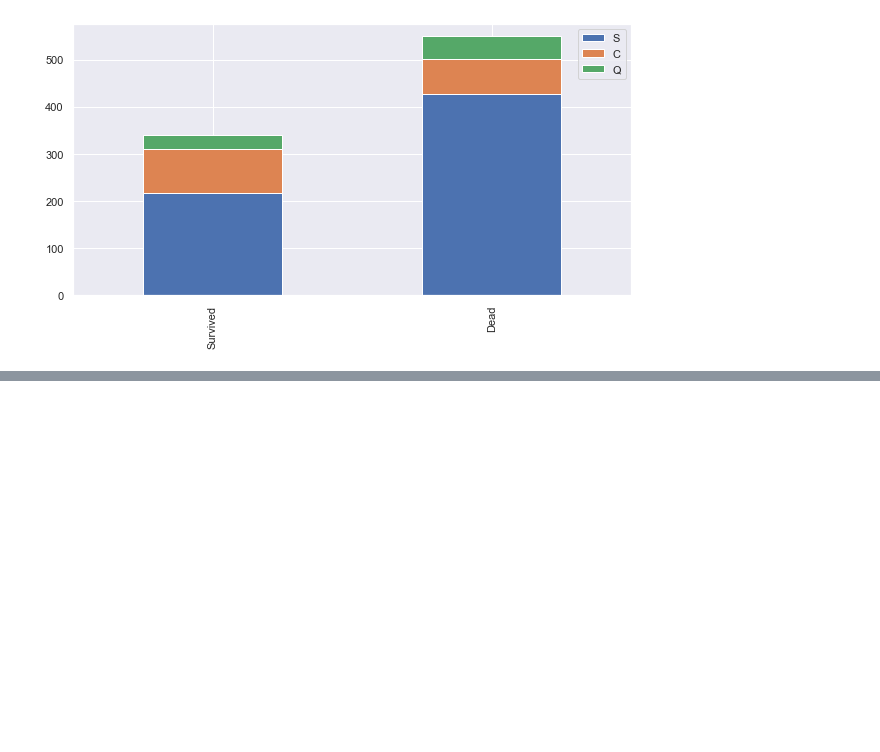
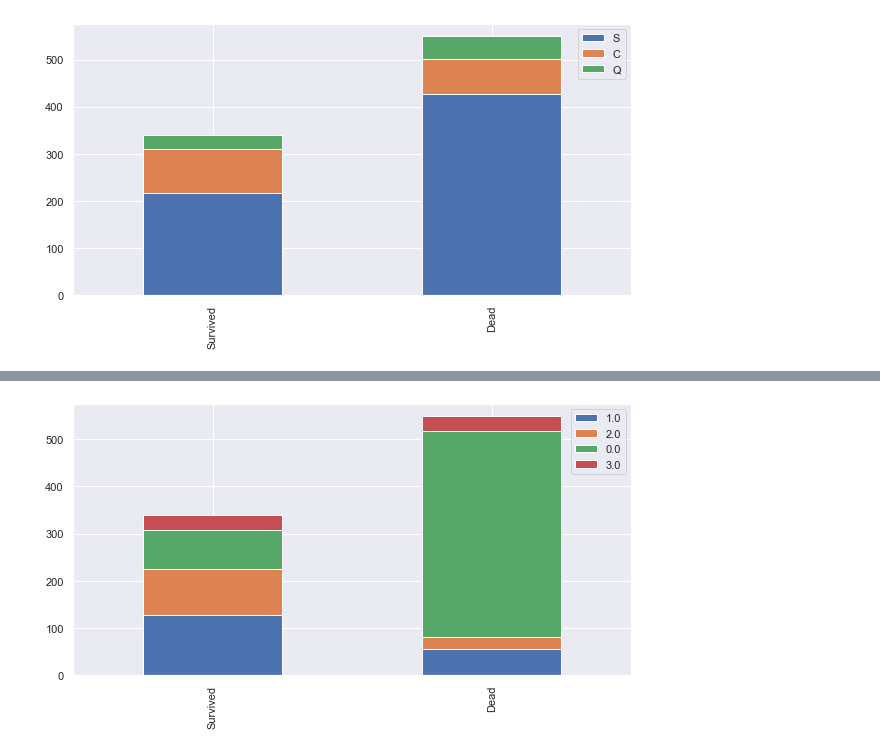
Before and after one commit to crickmj/Python_begins, a Jupyter notebook: for Practice/machinelearning_prac.ipynb, the cells around one changed output, grey strips where cells are left out. Saved outputs shown, nothing was run; the diff lists cells and outputs as text; code cells hidden in the pictures; blank space fills up the shorter version.

```diff
--- a/for Practice/machinelearning_prac.ipynb
+++ b/for Practice/machinelearning_prac.ipynb
@@ -636,0 +709,4 @@ bar_chart('Embarked')
+# %%
+bar_chart('Title')
+# %% [output]
+[figure, added]
```
Also changed, not shown: parts of 16 cells of this notebook.
